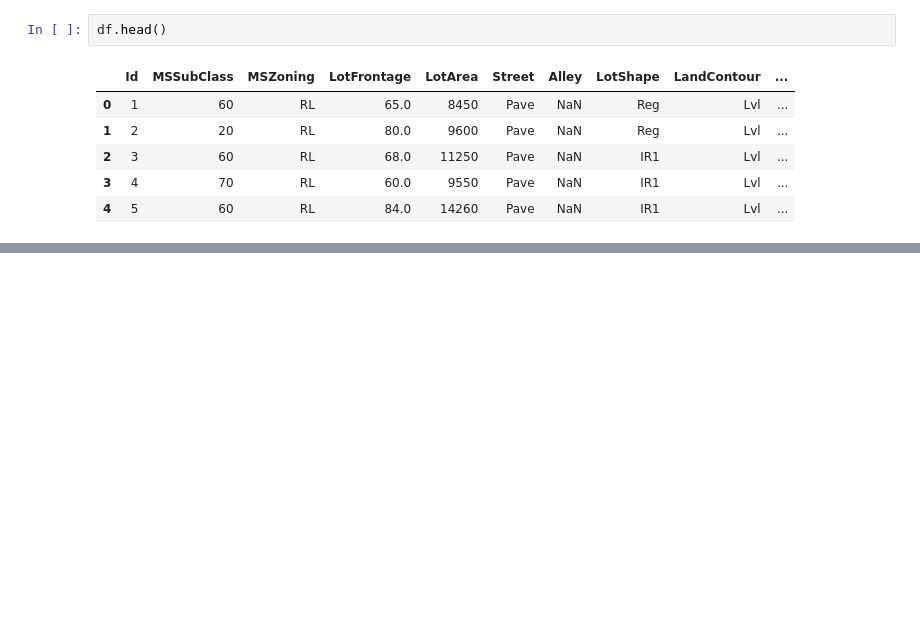
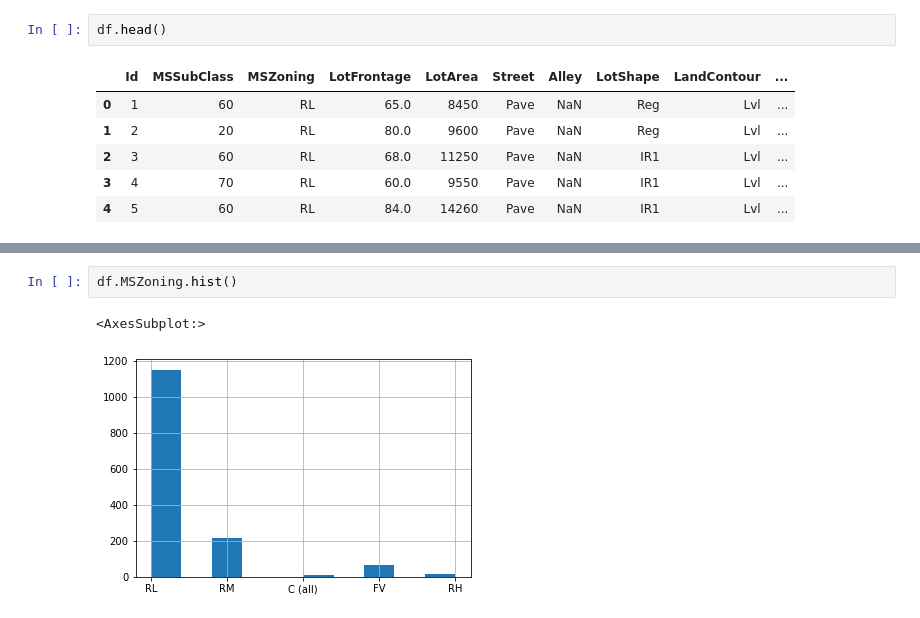
Before and after one commit to tosif91/machine_learning, a Jupyter notebook: basics/EDA_housing.ipynb, the cells around one changed output, grey strips where cells are left out. Cells and saved outputs as stored; diff of their text form; blank space fills up the shorter version.

```diff
--- a/basics/EDA_housing.ipynb
+++ b/basics/EDA_housing.ipynb
@@ -159,0 +183,5 @@ sns.scatterplot(df.SalePrice, df.overall_SF,data=df)
+# %%
+df.MSZoning.hist()
+# %% [output]
+<AxesSubplot:>
+[figure, added]
```
Also changed, not shown: parts of 10 cells of this notebook.
